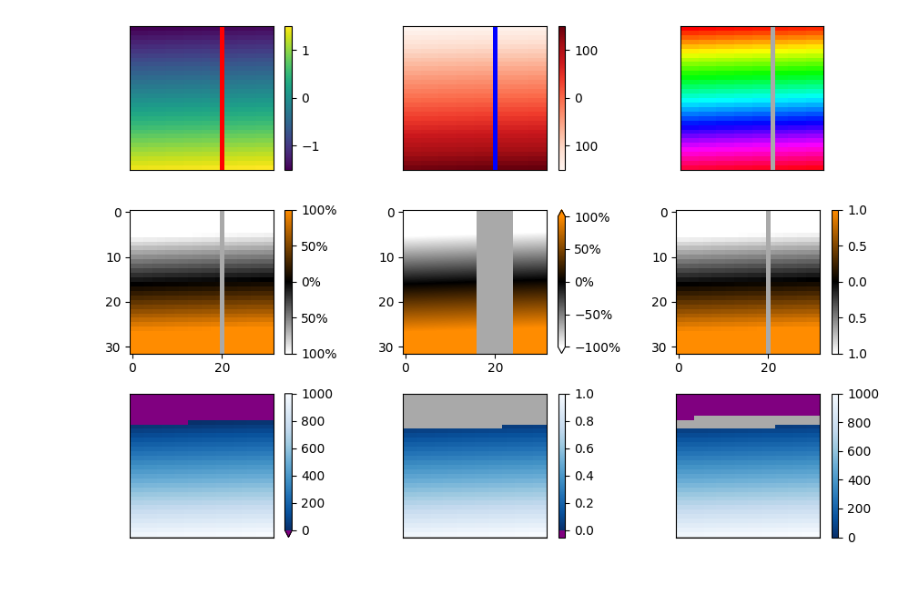
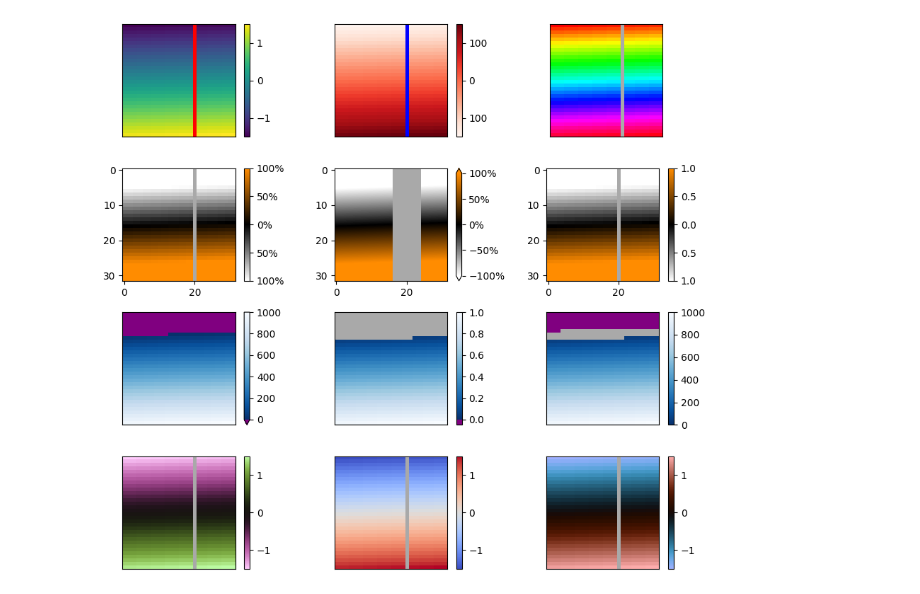
Before and after one commit to EIT-ALIVE/eitprocessing, a Jupyter notebook: notebooks/test_pixelmap_imshow.ipynb, the cells around one changed output. Cells and saved outputs as stored; diff of their text form; code cells hidden in the pictures.

Commit message:
Add DifferenceMap plot examples

```diff
--- a/notebooks/test_pixelmap_imshow.ipynb
+++ b/notebooks/test_pixelmap_imshow.ipynb
@@ -2,7 +2,7 @@
 import numpy as np
 from matplotlib import pyplot as plt
 
-from eitprocessing.datahandling.pixelmap import ODCLMap, PixelMap, TIVMap
+from eitprocessing.datahandling.pixelmap import DifferenceMap, ODCLMap, PixelMap, TIVMap
 
 
 def value_gradient(start: float, end: float, n: int = 32):
@@ -10,7 +10,7 @@ def value_gradient(start: float, end: float, n: int = 32):
     return np.reshape(np.linspace(start, end, n * n), (n, n))
 
 
-fig, axes = plt.subplots(3, 3, figsize=(9, 6))
+fig, axes = plt.subplots(4, 3, figsize=(9, 8))
 values = value_gradient(-1.5, 1.5)
 values[:, 20] = np.nan
 
@@ -33,31 +33,38 @@ odcl_map = ODCLMap(values)
 odcl_map.imshow(hide_axes=False, ax=axes[1, 0])
 
 # ODCL plot overriding absolute, and with extra kwargs for imshow and colorbar
 odcl_map.imshow(
     hide_axes=False, ax=axes[1, 1], interpolation="blackman", colorbar_kwargs={"extend": "both"}, absolute=False
 )
 
 # ODCL plot overriding percentage
 odcl_map.imshow(hide_axes=False, ax=axes[1, 2], percentage=False)
 
 
 ## TIVMap example
 tiv = value_gradient(-250, 1000)
 tiv_map = TIVMap(tiv)
 
 
 # Plot on current axes
 plt.sca(axes[2, 0])
 tiv_map.imshow()
 
 # Thresholded and normalized plot
 plt.sca(axes[2, 1])
 tiv_map.threshold(50).imshow(normalize=True, colorbar_kwargs={"extendrect": True})
 
 # Don't extend colorbar, threshold absolute values
 plt.sca(axes[2, 2])
 tiv_map.threshold(50, absolute=True).imshow(colorbar_kwargs={"extend": None})
 
+# Plot difference maps
+diff_map = DifferenceMap(values)
+
+diff_map.imshow(ax=axes[3, 0])
+diff_map.imshow(ax=axes[3, 1], cmap="coolwarm")
+diff_map.imshow(ax=axes[3, 2], cmap="berlin")
+
 fig.tight_layout()
 # %% [output]
-[figure, old version]
+[figure, new version]
```
